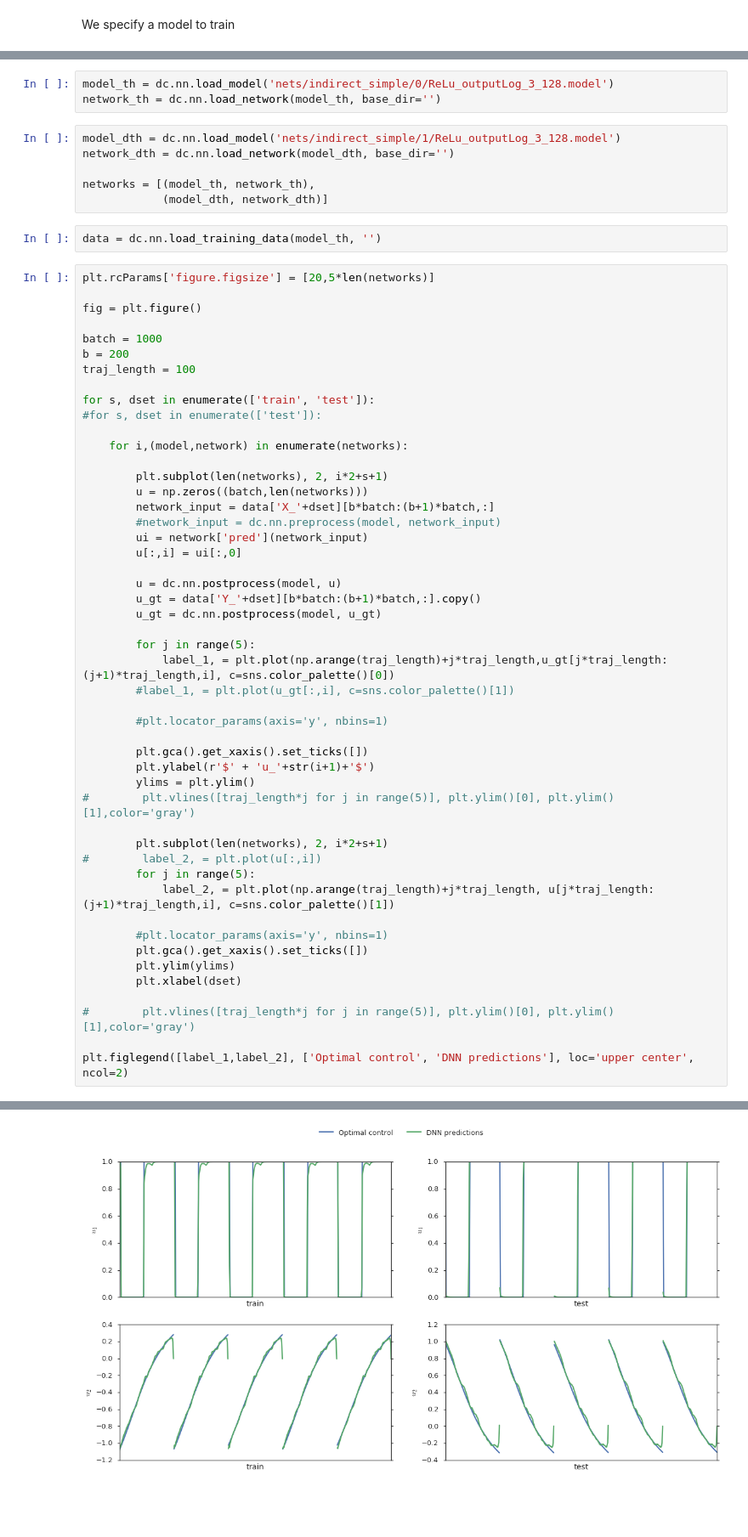
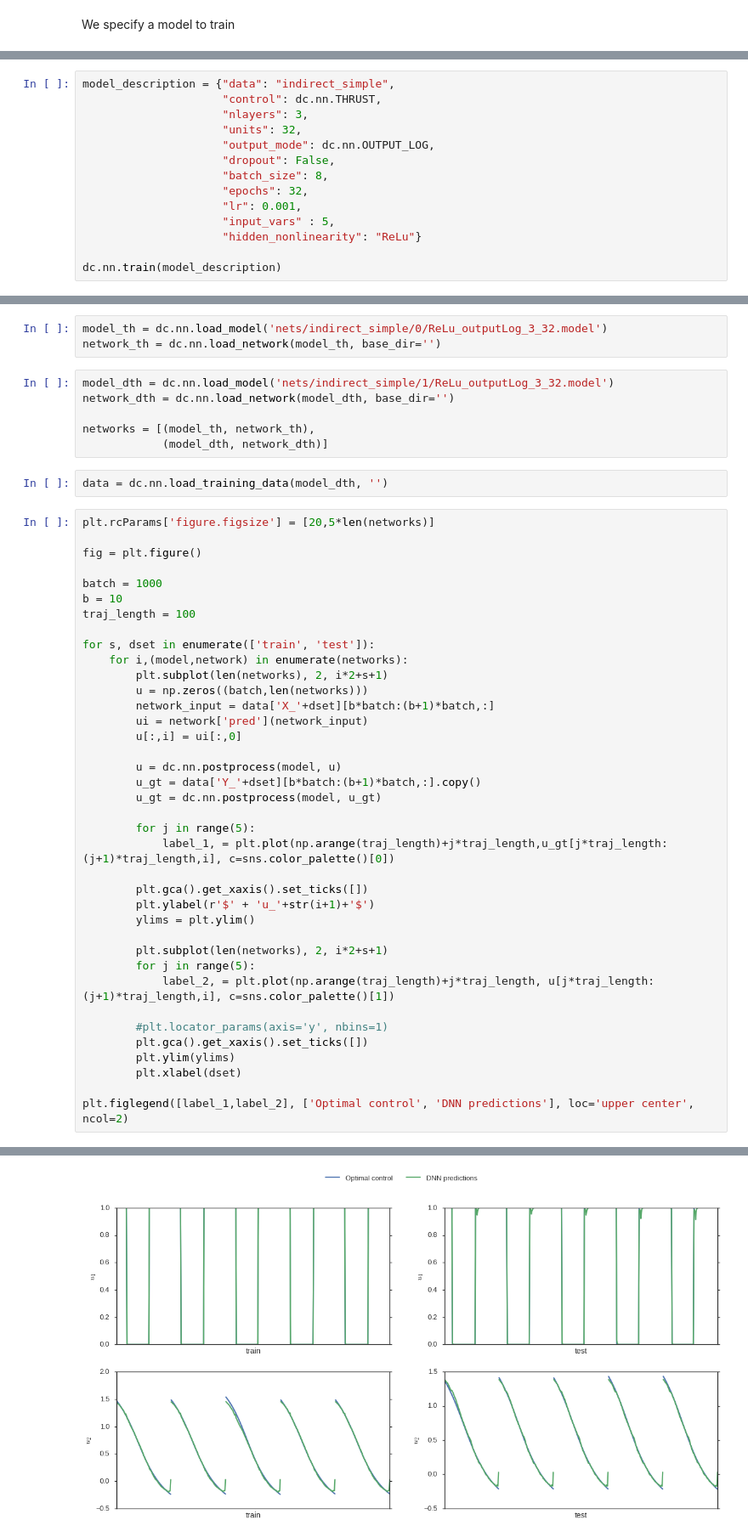
Before and after one commit to d3sm0/optimal_landing, a Jupyter notebook: examples/2 - Training - indirect method.ipynb, the cells around one changed output, grey strips where cells are left out. Shown at 85% size. Drawn from its saved outputs; the diff is of its cells as text; blank space fills up the shorter version.

```diff
--- a/examples/2 - Training - indirect method.ipynb
+++ b/examples/2 - Training - indirect method.ipynb
@@ -86,0 +106,14 @@ epoch 2, test loss: 0.0008641623194415034
+# %%
+model_description = {"data": "indirect_simple",
+                     "control": dc.nn.THRUST,
+                     "nlayers": 3,
+                     "units": 32,
+                     "output_mode": dc.nn.OUTPUT_LOG,
+                     "dropout": False,
+                     "batch_size": 8,
+                     "epochs": 32,
+                     "lr": 0.001,
+                     "input_vars" : 5,
+                     "hidden_nonlinearity": "ReLu"}
+
+dc.nn.train(model_description)
@@ -87,63 +150,52 @@ epoch 2, test loss: 0.0008641623194415034
 # %%
-model_th = dc.nn.load_model('nets/indirect_simple/0/ReLu_outputLog_3_128.model')
+model_th = dc.nn.load_model('nets/indirect_simple/0/ReLu_outputLog_3_32.model')
 network_th = dc.nn.load_network(model_th, base_dir='')
 # %%
-model_dth = dc.nn.load_model('nets/indirect_simple/1/ReLu_outputLog_3_128.model')
+model_dth = dc.nn.load_model('nets/indirect_simple/1/ReLu_outputLog_3_32.model')
 network_dth = dc.nn.load_network(model_dth, base_dir='')
 
 networks = [(model_th, network_th),
             (model_dth, network_dth)]
 # %%
-data = dc.nn.load_training_data(model_th, '')
+data = dc.nn.load_training_data(model_dth, '')
 # %%
 plt.rcParams['figure.figsize'] = [20,5*len(networks)]
 
 fig = plt.figure()
 
 batch = 1000
-b = 200
+b = 10
 traj_length = 100
 
 for s, dset in enumerate(['train', 'test']):
-#for s, dset in enumerate(['test']):
-
     for i,(model,network) in enumerate(networks):
-
         plt.subplot(len(networks), 2, i*2+s+1)
         u = np.zeros((batch,len(networks)))
         network_input = data['X_'+dset][b*batch:(b+1)*batch,:]
-        #network_input = dc.nn.preprocess(model, network_input)
         ui = network['pred'](network_input)
         u[:,i] = ui[:,0]
 
         u = dc.nn.postprocess(model, u)
         u_gt = data['Y_'+dset][b*batch:(b+1)*batch,:].copy()
         u_gt = dc.nn.postprocess(model, u_gt)
 
         for j in range(5):
             label_1, = plt.plot(np.arange(traj_length)+j*traj_length,u_gt[j*traj_length:(j+1)*traj_length,i], c=sns.color_palette()[0])
-        #label_1, = plt.plot(u_gt[:,i], c=sns.color_palette()[1])
-
-        #plt.locator_params(axis='y', nbins=1)
 
         plt.gca().get_xaxis().set_ticks([])
         plt.ylabel(r'$' + 'u_'+str(i+1)+'$')
         ylims = plt.ylim()
-#        plt.vlines([traj_length*j for j in range(5)], plt.ylim()[0], plt.ylim()[1],color='gray')
 
         plt.subplot(len(networks), 2, i*2+s+1)
-#        label_2, = plt.plot(u[:,i])
         for j in range(5):
             label_2, = plt.plot(np.arange(traj_length)+j*traj_length, u[j*traj_length:(j+1)*traj_length,i], c=sns.color_palette()[1])
 
         #plt.locator_params(axis='y', nbins=1)
         plt.gca().get_xaxis().set_ticks([])
         plt.ylim(ylims)
         plt.xlabel(dset)
 
-#        plt.vlines([traj_length*j for j in range(5)], plt.ylim()[0], plt.ylim()[1],color='gray')
-
 plt.figlegend([label_1,label_2], ['Optimal control', 'DNN predictions'], loc='upper center', ncol=2)
 # %% [output]
 <matplotlib.legend.Legend at 0x...>
-[figure, old version]
+[figure, new version]
```
Also changed, not shown: parts of 11 cells of this notebook, 4 other files.
